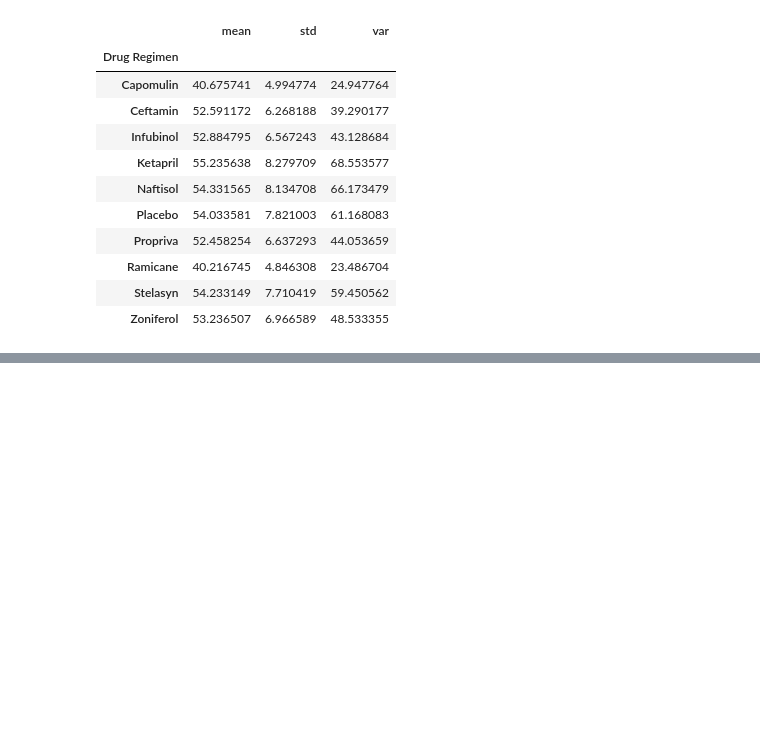
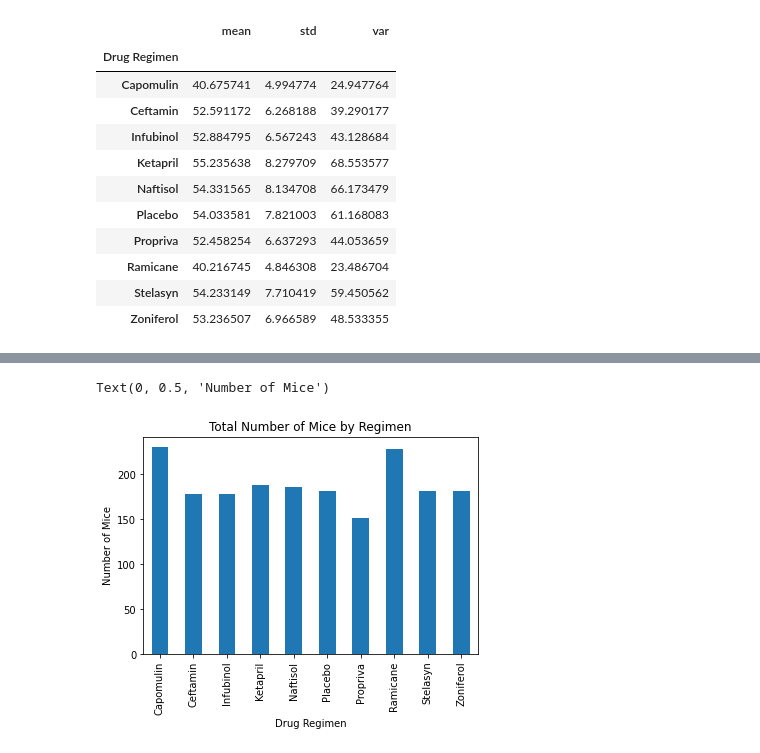
Before and after one commit to Farhana20/UCI_Homework_Farhana, a Jupyter notebook: Matplotlib_05/Pymaceuticals/MatplotlibHW.ipynb, the cells around one changed output, grey strips where cells are left out. Cells and saved outputs as stored; diff of their text form; code cells hidden in the pictures; blank space fills up the shorter version.

```diff
--- a/Matplotlib_05/Pymaceuticals/MatplotlibHW.ipynb
+++ b/Matplotlib_05/Pymaceuticals/MatplotlibHW.ipynb
@@ -305,0 +320,11 @@ male_female
+# %%
+plotdata = pd.DataFrame({"mice":[230, 178, 178, 188, 186, 181, 151, 228, 181, 182]}, index = ["Capomulin", "Ceftamin", "Infubinol", "Ketapril", "Naftisol", "Placebo", "Propriva", "Ramicane", "Stelasyn", "Zoniferol"])
+
+plt.xticks(rotation=60, horizontalalignment="center")
+plotdata["mice"].plot(kind="bar", title = "test")
+plt.title("Total Number of Mice by Regimen")
+plt.xlabel("Drug Regimen")
+plt.ylabel("Number of Mice")
+# %% [output]
+Text(0, 0.5, 'Number of Mice')
+[figure, added]
```
Also changed, not shown: parts of 17 cells of this notebook, 2 other files.
